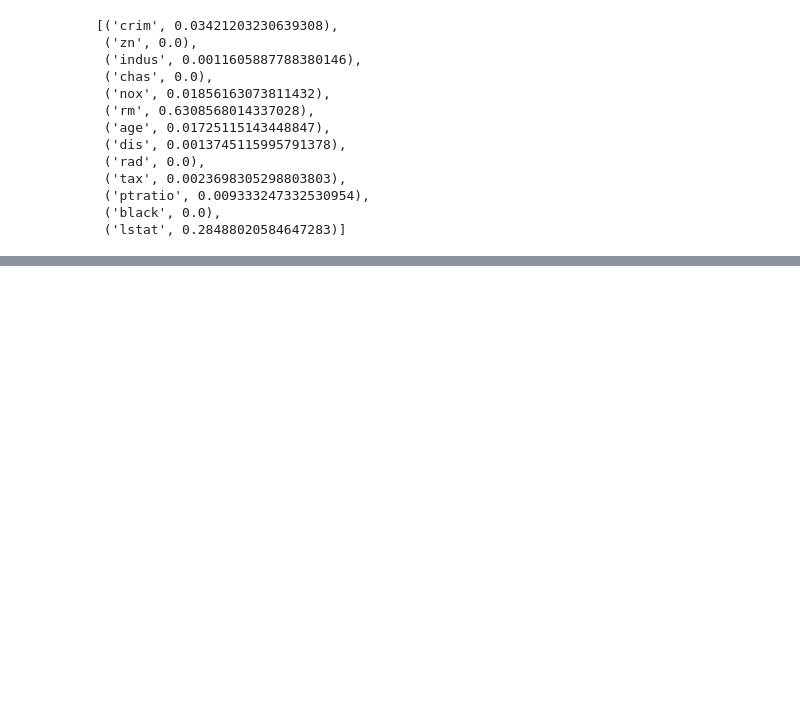
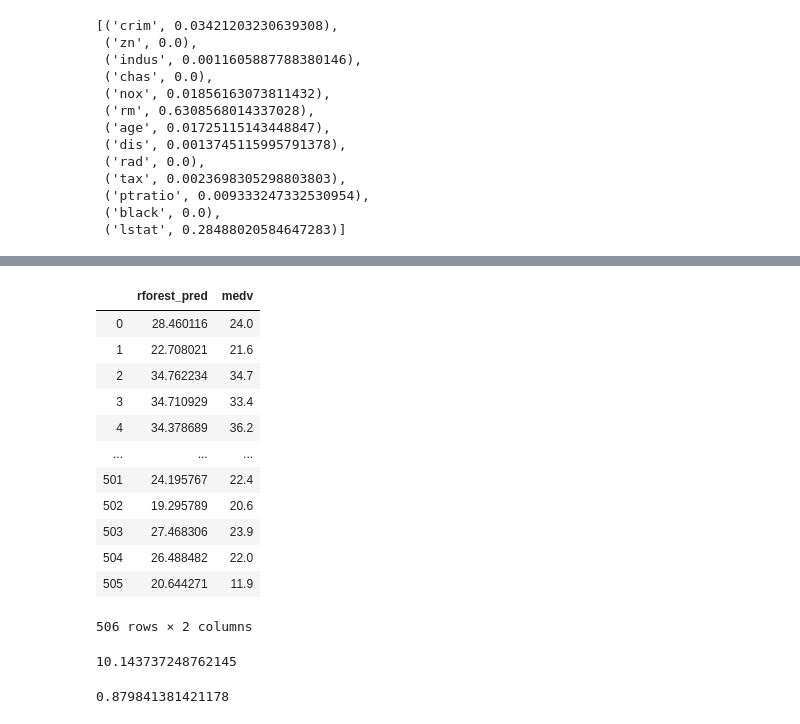
Before and after one commit to pierjv/course-python, a Jupyter notebook: notebooks/T7 -2-K Arboles_De_Regresion.ipynb, the cells around one changed output, grey strips where cells are left out. Cells and saved outputs as stored; diff of their text form; code cells hidden in the pictures; blank space fills up the shorter version.

```diff
--- a/notebooks/T7 -2-K Arboles_De_Regresion.ipynb
+++ b/notebooks/T7 -2-K Arboles_De_Regresion.ipynb
@@ -125,0 +130,3 @@ list(zip(predictors,regtree.feature_importances_))
+# %%
+forest = RandomForestRegressor(n_jobs=2,oob_score=True, n_estimators=500)
+forest.fit(X,Y)
@@ -125,0 +141,26 @@ list(zip(predictors,regtree.feature_importances_))
+# %%
+data["rforest_pred"] = forest.oob_prediction_
+data[["rforest_pred", "medv"]]
+# %% [output]
+|  | rforest_pred | medv |
+| 0 | 28.460116 | 24.0 |
+| 1 | 22.708021 | 21.6 |
+| 2 | 34.762234 | 34.7 |
+| 3 | 34.710929 | 33.4 |
+| 4 | 34.378689 | 36.2 |
+| ... | ... | ... |
+| 501 | 24.195767 | 22.4 |
+| 502 | 19.295789 | 20.6 |
+| 503 | 27.468306 | 23.9 |
+| 504 | 26.488482 | 22.0 |
+| 505 | 20.644271 | 11.9 |
+506 rows × 2 columns
+# %%
+data["rforest_error2"] =(data["rforest_pred"] - data["medv"])**2
+sum(data["rforest_error2"]) / len(data)
+# %% [output]
+10.143737248762145
+# %%
+forest.oob_score_
+# %% [output]
+0.879841381421178
```
Also changed, not shown: parts of 3 cells of this notebook, 2 other files.
